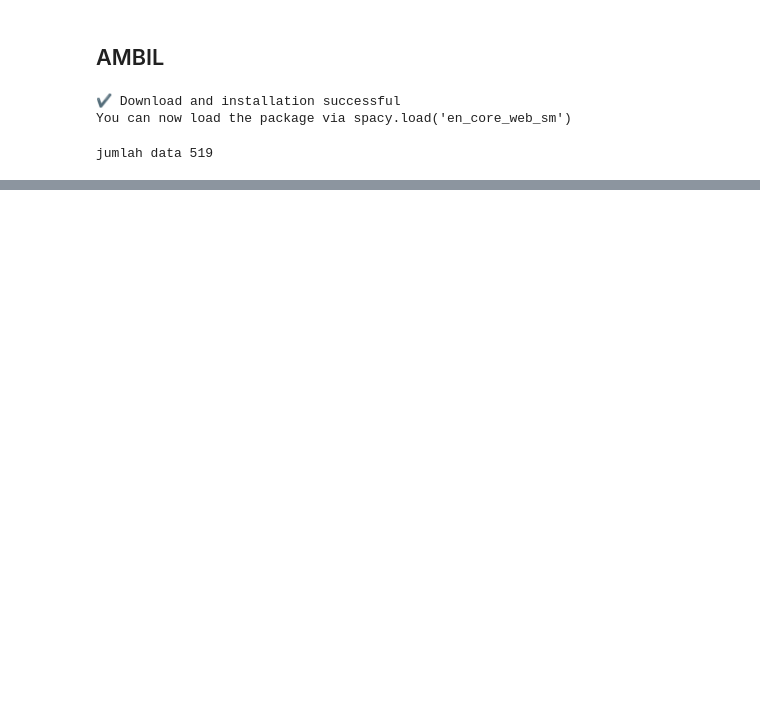
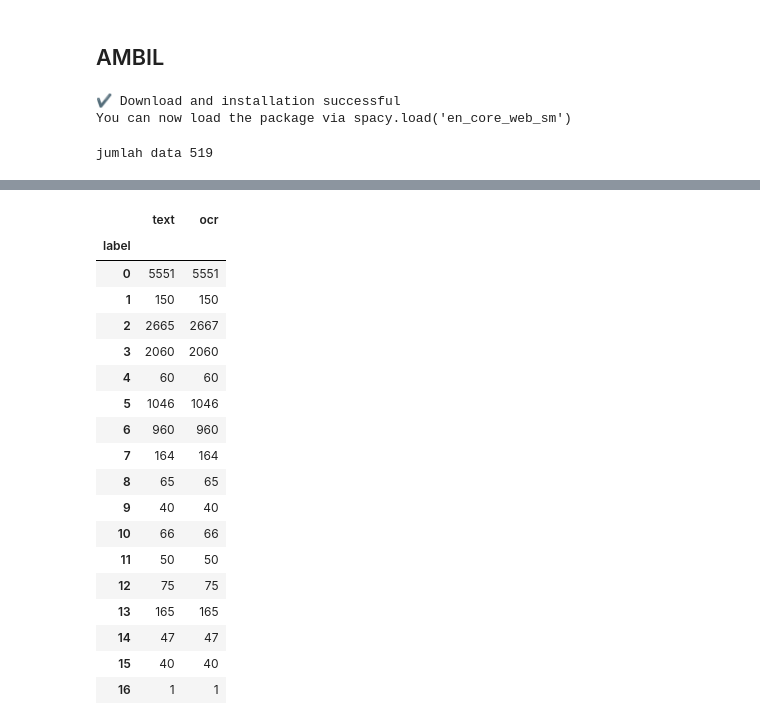
Before and after one commit to adiwirawan/ocr, a Jupyter notebook: final_project.ipynb, the cells around one changed output, grey strips where cells are left out. Saved outputs shown, nothing was run; the diff lists cells and outputs as text; code cells hidden in the pictures; blank space fills up the shorter version.

```diff
--- a/final_project.ipynb
+++ b/final_project.ipynb
@@ -268,0 +243,22 @@ pprint.pprint(person_dict)
+# %%
+df.groupby('label').count()
+# %% [output]
+|  | text | ocr |
+| label |  |  |
+| 0 | 5551 | 5551 |
+| 1 | 150 | 150 |
+| 2 | 2665 | 2667 |
+| 3 | 2060 | 2060 |
+| 4 | 60 | 60 |
+| 5 | 1046 | 1046 |
+| 6 | 960 | 960 |
+| 7 | 164 | 164 |
+| 8 | 65 | 65 |
+| 9 | 40 | 40 |
+| 10 | 66 | 66 |
+| 11 | 50 | 50 |
+| 12 | 75 | 75 |
+| 13 | 165 | 165 |
+| 14 | 47 | 47 |
+| 15 | 40 | 40 |
+| 16 | 1 | 1 |
```
Also changed, not shown: parts of 24 cells of this notebook.
